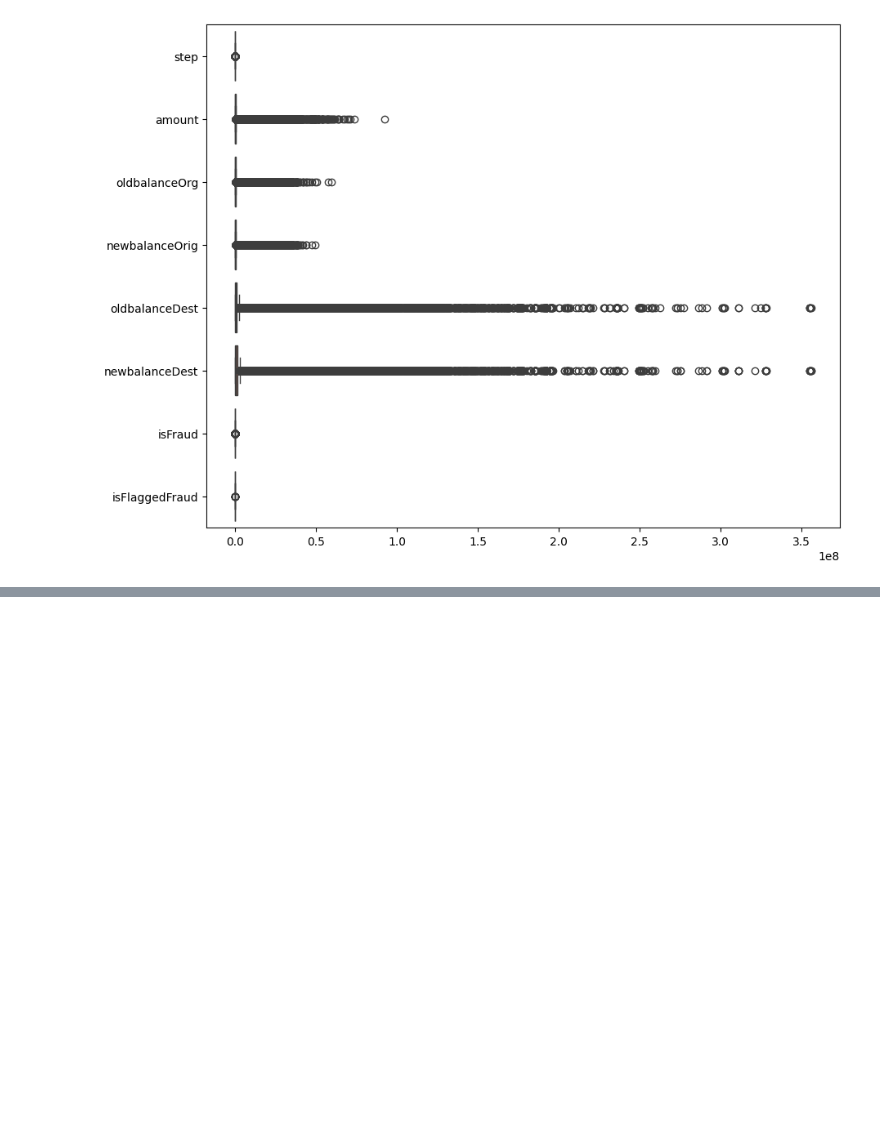
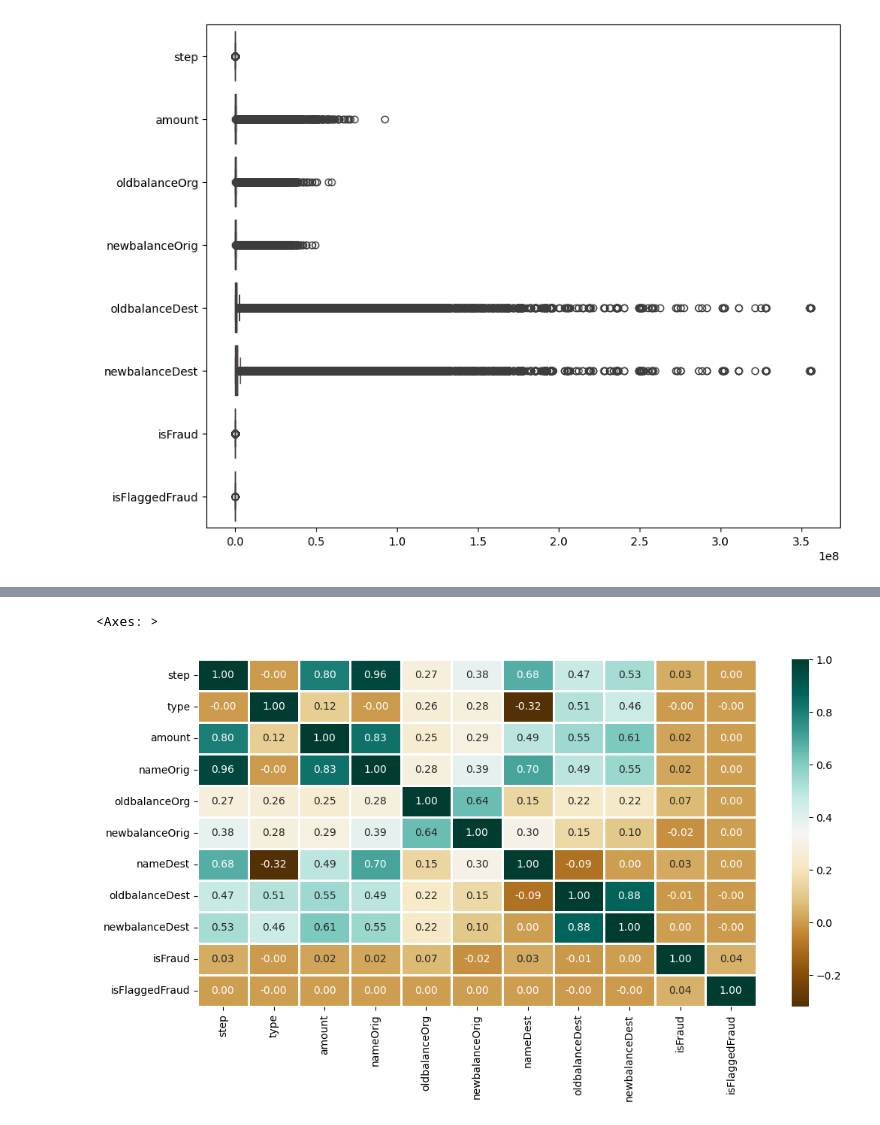
Before and after one commit to Subodhtiwari2003/Online-Payment-Fraud-Detection, a Jupyter notebook: online-payment-fraud-detection.ipynb, the cells around one changed output, grey strips where cells are left out. Cells and saved outputs as stored; diff of their text form; code cells hidden in the pictures; blank space fills up the shorter version.

```diff
--- a/online-payment-fraud-detection.ipynb
+++ b/online-payment-fraud-detection.ipynb
@@ -83,3 +105,13 @@ fig = sns.boxplot(data=df, orient="h")
+# %%
+plt.figure(figsize=(12, 6))
+sns.heatmap(df.apply(lambda x: pd.factorize(x)[0]).corr(),
+			cmap='BrBG',
+			fmt='.2f',
+			linewidths=2,
+			annot=True)
+# %% [output]
+<Axes: >
+[figure, added]
 # %%
 # List of Numerical coloumns where outliers expected
 num_cols = ['step', 'amount', 'oldbalanceOrg', 'newbalanceOrig', 'oldbalanceDest', 'newbalanceDest']
```
Also changed, not shown: parts of 6 cells of this notebook.
